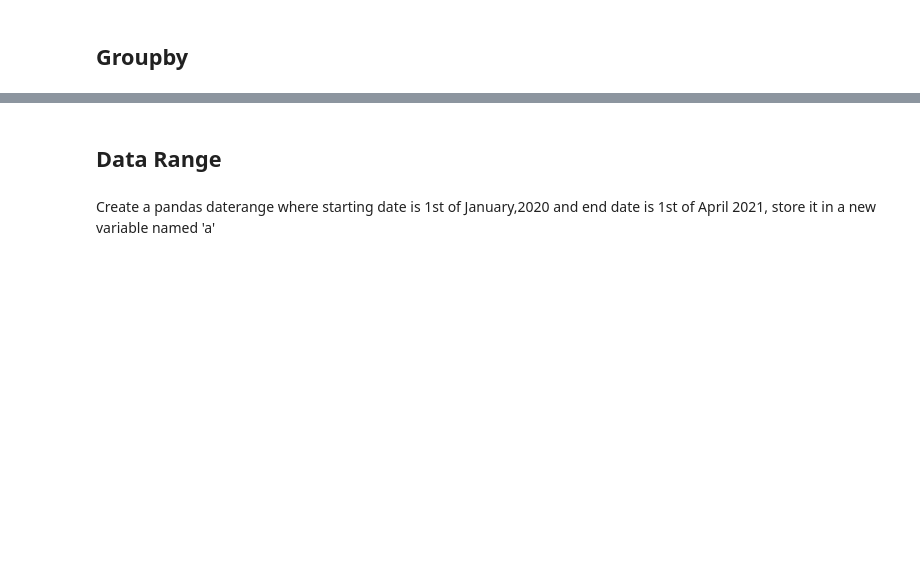
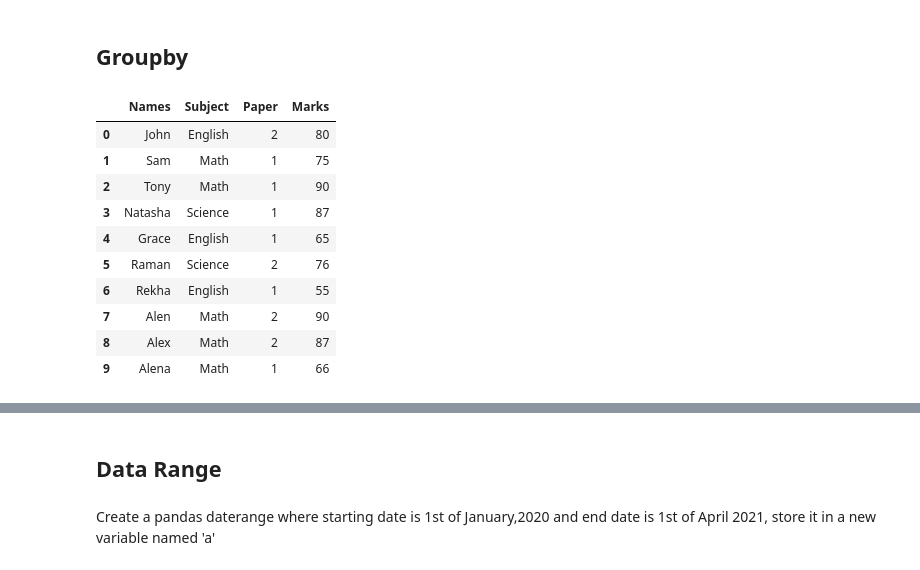
Before and after one commit to Alekhya-Popuri7/Unified-Mentor, a Jupyter notebook: Pandas Assignment Day 10.ipynb, the cells around one changed output, grey strips where cells are left out. Drawn from its saved outputs; the diff is of its cells as text; code cells hidden in the pictures; blank space fills up the shorter version.

```diff
--- a/Pandas Assignment Day 10.ipynb
+++ b/Pandas Assignment Day 10.ipynb
@@ -155,6 +399,22 @@ Select all the rows and last two columns in the dataframe.
 # %%
 # Create a dataframe using dictionary of your choice
 
-# data =
+data = pd.DataFrame({'Names': ['John','Sam','Tony','Natasha','Grace','Raman','Rekha','Alen','Alex','Alena'],
+                     'Subject':['English','Math','Math','Science','English','Science','English','Math','Math','Math'],
+                     'Paper':[2,1,1,1,1,2,1,2,2,1],
+                     'Marks':[80,75,90,87,65,76,55,90,87,66]})
+data
+# %% [output]
+|  | Names | Subject | Paper | Marks |
+| 0 | John | English | 2 | 80 |
+| 1 | Sam | Math | 1 | 75 |
+| 2 | Tony | Math | 1 | 90 |
+| 3 | Natasha | Science | 1 | 87 |
+| 4 | Grace | English | 1 | 65 |
+| 5 | Raman | Science | 2 | 76 |
+| 6 | Rekha | English | 1 | 55 |
+| 7 | Alen | Math | 2 | 90 |
+| 8 | Alex | Math | 2 | 87 |
+| 9 | Alena | Math | 1 | 66 |
 # %%
 # Use Groupby of single column with aggregate sum()
```
Also changed, not shown: parts of 49 cells of this notebook.
